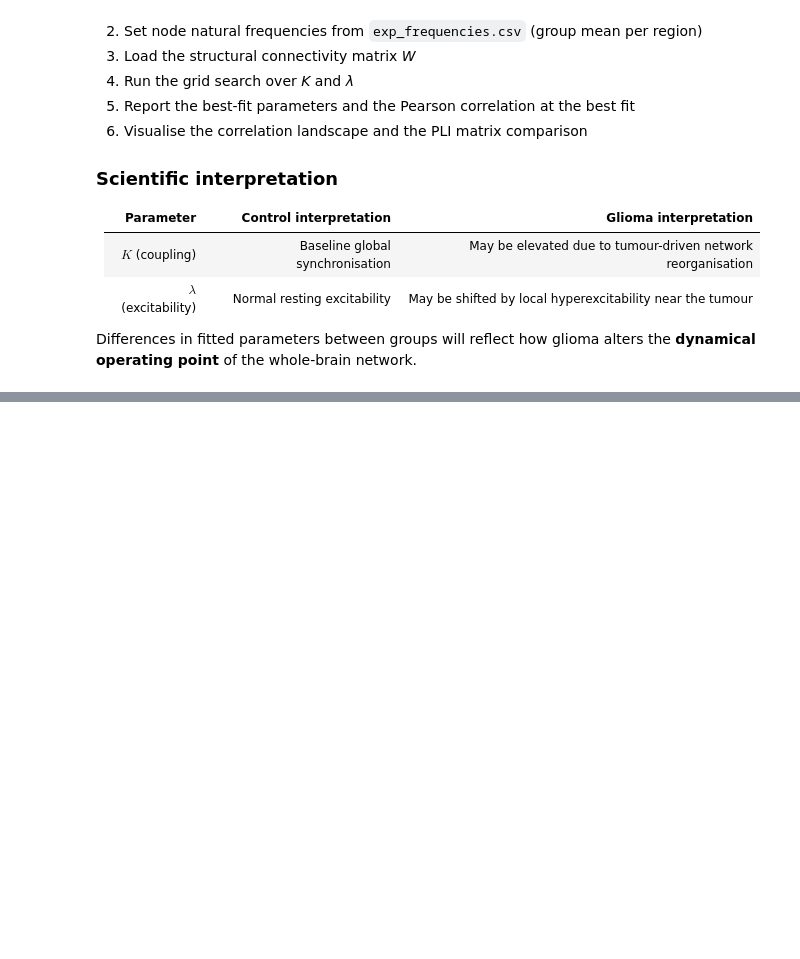
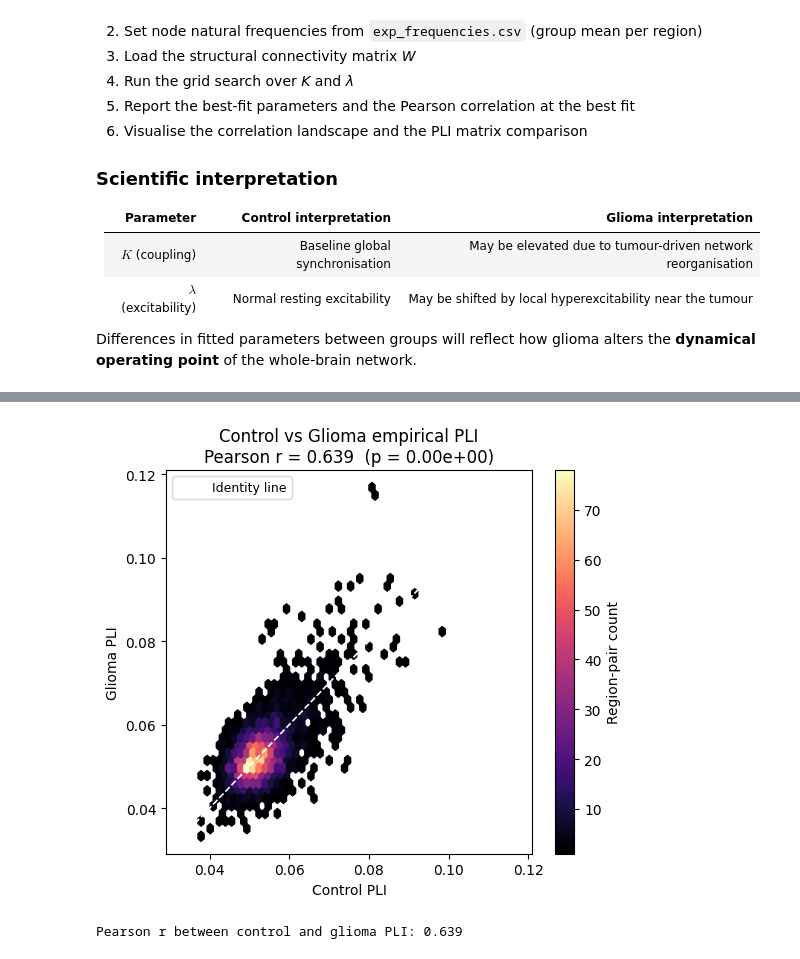
Before and after one commit to BobRice1/Functional-connectotomy, a Jupyter notebook: notebooks/04_validation_and_fitting.ipynb, the cells around one changed output, grey strips where cells are left out. Cells and saved outputs as stored; diff of their text form; code cells hidden in the pictures; blank space fills up the shorter version.

```diff
--- a/notebooks/04_validation_and_fitting.ipynb
+++ b/notebooks/04_validation_and_fitting.ipynb
@@ -385,0 +576,27 @@ Differences in fitted parameters between groups will reflect how glioma alters t
+# %%
+ctrl_vals = upper_triangle_values(pli_control)
+glio_vals = upper_triangle_values(pli_glioma)
+r_emp, p_emp = pearsonr(ctrl_vals, glio_vals)
+
+fig, ax = plt.subplots(figsize=(5.5, 5))
+
+# Hexbin: colour encodes point density
+hb = ax.hexbin(ctrl_vals, glio_vals, gridsize=40, cmap="magma", mincnt=1)
+plt.colorbar(hb, ax=ax, label="Region-pair count")
+
+# Identity line
+lo = min(ctrl_vals.min(), glio_vals.min())
+hi = max(ctrl_vals.max(), glio_vals.max())
+ax.plot([lo, hi], [lo, hi], "w--", lw=1.2, label="Identity line")
+
+ax.set_xlabel("Control PLI")
+ax.set_ylabel("Glioma PLI")
+ax.set_title(f"Control vs Glioma empirical PLI\nPearson r = {r_emp:.3f}  (p = {p_emp:.2e})")
+ax.legend(fontsize=9)
+plt.tight_layout()
+plt.show()
+
+print(f"Pearson r between control and glioma PLI: {r_emp:.3f}")
+# %% [output]
+[figure, added]
+Pearson r between control and glioma PLI: 0.639
```
Also changed, not shown: parts of 23 cells of this notebook.
